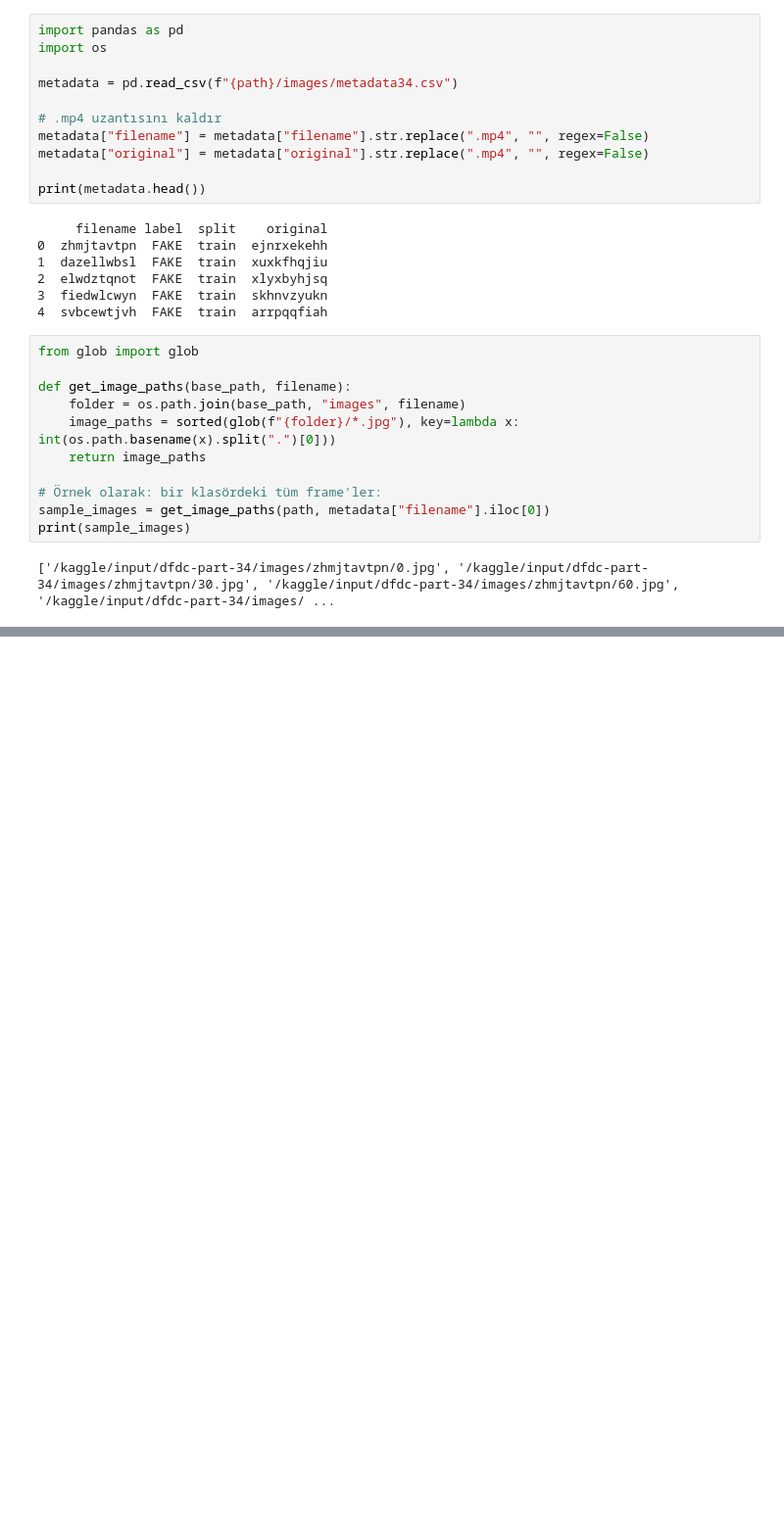
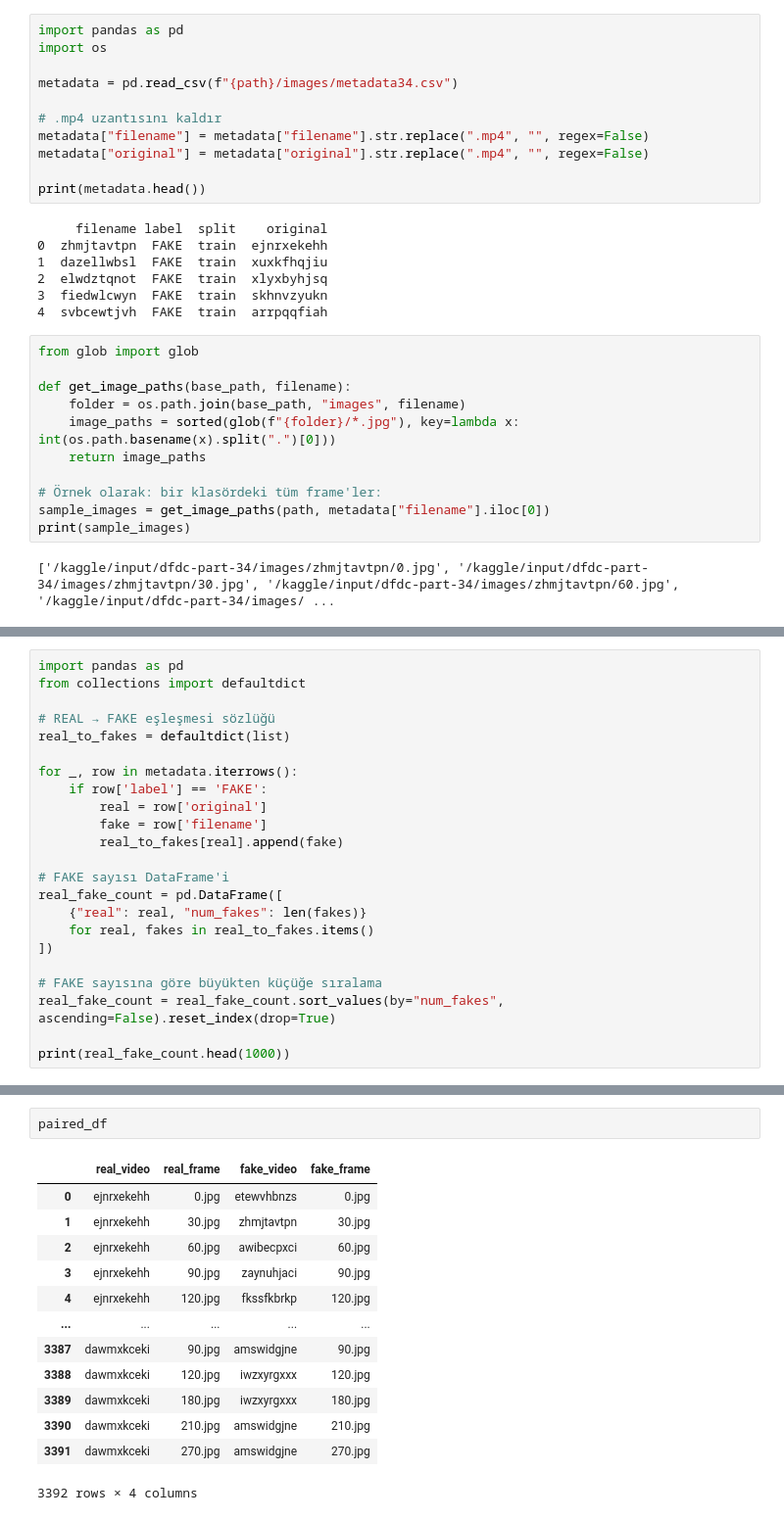
Before and after one commit to fc63/Deep-Fake-Video-Detection, a Jupyter notebook: 1.ipynb, the cells around one changed output, grey strips where cells are left out. Shown at 98% size. Drawn from its saved outputs; the diff is of its cells as text; blank space fills up the shorter version.

```diff
--- a/1.ipynb
+++ b/1.ipynb
@@ -142,0 +99,23 @@ Text(0.5, 1.0, 'Label Distribution (0=REAL, 1=FAKE)')
+# %%
+import pandas as pd
+from collections import defaultdict
+
+# REAL → FAKE eşleşmesi sözlüğü
+real_to_fakes = defaultdict(list)
+
+for _, row in metadata.iterrows():
+    if row['label'] == 'FAKE':
+        real = row['original']
+        fake = row['filename']
+        real_to_fakes[real].append(fake)
+
+# FAKE sayısı DataFrame'i
+real_fake_count = pd.DataFrame([
+    {"real": real, "num_fakes": len(fakes)}
+    for real, fakes in real_to_fakes.items()
+])
+
+# FAKE sayısına göre büyükten küçüğe sıralama
+real_fake_count = real_fake_count.sort_values(by="num_fakes", ascending=False).reset_index(drop=True)
+
+print(real_fake_count.head(1000))
@@ -142,0 +261,16 @@ Text(0.5, 1.0, 'Label Distribution (0=REAL, 1=FAKE)')
+# %%
+paired_df
+# %% [output]
+|  | real_video | real_frame | fake_video | fake_frame |
+| 0 | ejnrxekehh | 0.jpg | etewvhbnzs | 0.jpg |
+| 1 | ejnrxekehh | 30.jpg | zhmjtavtpn | 30.jpg |
+| 2 | ejnrxekehh | 60.jpg | awibecpxci | 60.jpg |
+| 3 | ejnrxekehh | 90.jpg | zaynuhjaci | 90.jpg |
+| 4 | ejnrxekehh | 120.jpg | fkssfkbrkp | 120.jpg |
+| ... | ... | ... | ... | ... |
+| 3387 | dawmxkceki | 90.jpg | amswidgjne | 90.jpg |
+| 3388 | dawmxkceki | 120.jpg | iwzxyrgxxx | 120.jpg |
+| 3389 | dawmxkceki | 180.jpg | iwzxyrgxxx | 180.jpg |
+| 3390 | dawmxkceki | 210.jpg | amswidgjne | 210.jpg |
+| 3391 | dawmxkceki | 270.jpg | amswidgjne | 270.jpg |
+3392 rows × 4 columns
```
Also changed, not shown: parts of 12 cells of this notebook.
